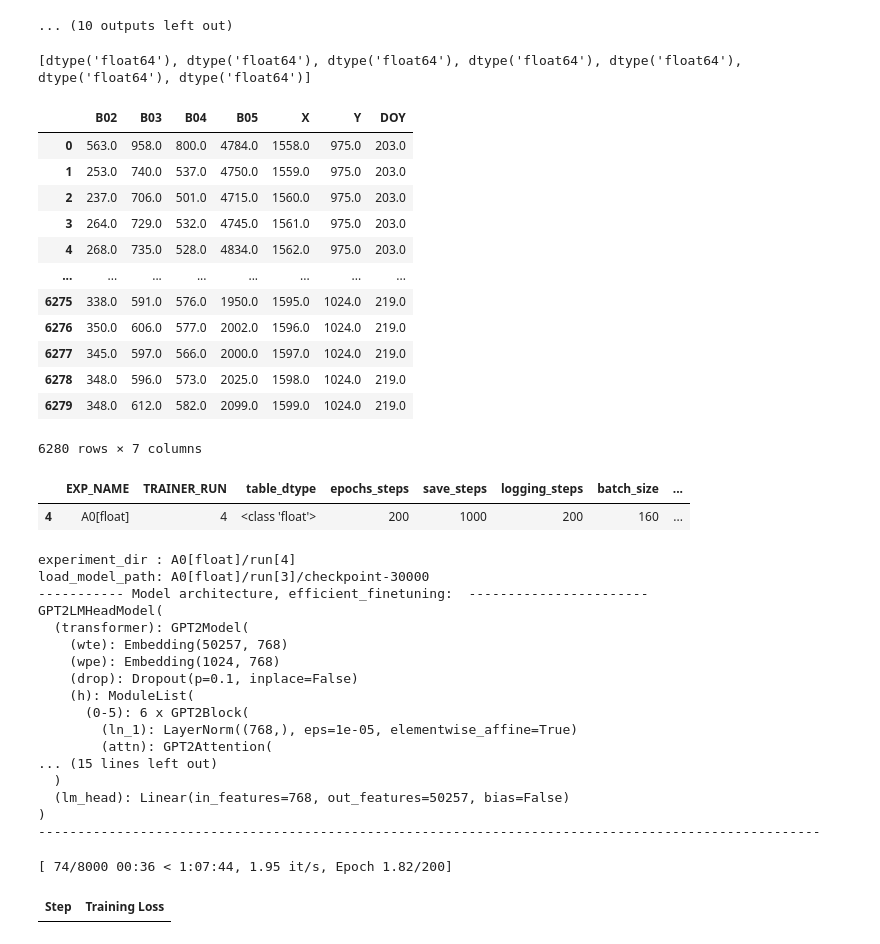
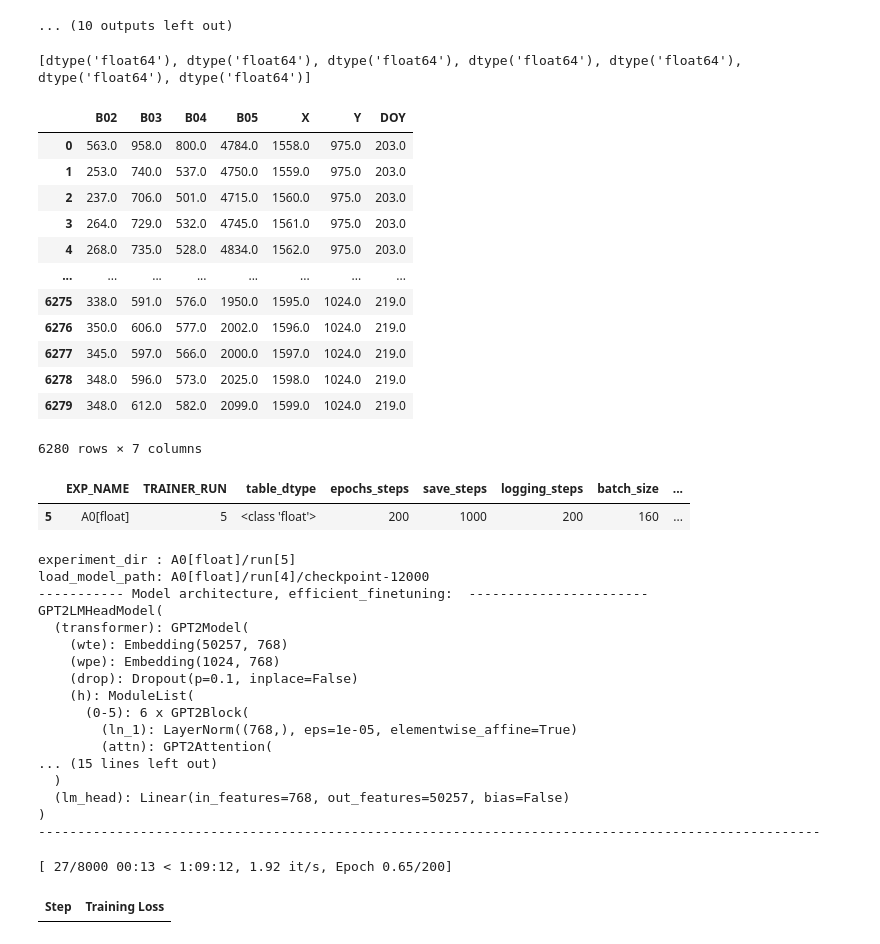
Before and after one commit to koyacolab/aispace, a Jupyter notebook: ai.ipynb, the cells around one changed output. Cells and saved outputs as stored; diff of their text form; code cells hidden in the pictures.

```diff
--- a/ai.ipynb
+++ b/ai.ipynb
@@ -310,7 +310,7 @@ EXP_NAME = 'A0[float]'
 # learning_rate = 5e-5
 # lr_scheduler_type = 'constant' # constant_with_warmup
 
-step_checkpoint = 30000
+step_checkpoint = 12000
 ######### SET TRAINER_RUN ARGUMENTS ##########################
 learning_rate = 0.000025
 lr_scheduler_type = 'cosine_with_restarts'
@@ -320,7 +320,7 @@ lr_scheduler_type = 'constant'
 # lr_scheduler_type = 'linear'
 
 experiment_dir = ""
-TRAINER_RUN = 4
+TRAINER_RUN = 5
 
 if TRAINER_RUN == 0:
   load_model_path = 'distilgpt2'
@@ -380,36 +380,36 @@ model = GReaT(llm=load_model_path,
               fp16 = True,
               # torch_compile=True,   #### for Ampere
               # bf16=True,            #### for Ampere
               )
 
 print(f'----------- Model architecture, efficient_finetuning: {efficient_finetuning} -----------------------')
 print(model.model)
 print(f'----------------------------------------------------------------------------------------------------')
 # fn
 
 model.fit(data=data)
 # model.fit(data=train_data, test_data=test_data)
 
 TRAINER_DICT.to_csv(f'{experiment_dir}.csv')
 # %% [output]
 [dtype('float64'), dtype('float64'), dtype('float64'), dtype('float64'), dtype('float64'), dtype('float64'), dtype('float64')]
 |  | B02 | B03 | B04 | B05 | X | Y | DOY |
 | 0 | 563.0 | 958.0 | 800.0 | 4784.0 | 1558.0 | 975.0 | 203.0 |
 | 1 | 253.0 | 740.0 | 537.0 | 4750.0 | 1559.0 | 975.0 | 203.0 |
 | 2 | 237.0 | 706.0 | 501.0 | 4715.0 | 1560.0 | 975.0 | 203.0 |
 | 3 | 264.0 | 729.0 | 532.0 | 4745.0 | 1561.0 | 975.0 | 203.0 |
 | 4 | 268.0 | 735.0 | 528.0 | 4834.0 | 1562.0 | 975.0 | 203.0 |
 | ... | ... | ... | ... | ... | ... | ... | ... |
 | 6275 | 338.0 | 591.0 | 576.0 | 1950.0 | 1595.0 | 1024.0 | 219.0 |
 | 6276 | 350.0 | 606.0 | 577.0 | 2002.0 | 1596.0 | 1024.0 | 219.0 |
 | 6277 | 345.0 | 597.0 | 566.0 | 2000.0 | 1597.0 | 1024.0 | 219.0 |
 | 6278 | 348.0 | 596.0 | 573.0 | 2025.0 | 1598.0 | 1024.0 | 219.0 |
 | 6279 | 348.0 | 612.0 | 582.0 | 2099.0 | 1599.0 | 1024.0 | 219.0 |
 6280 rows × 7 columns
 |  | EXP_NAME | TRAINER_RUN | table_dtype | epochs_steps | save_steps | logging_steps | batch_size | ... |
-| 4 | A0[float] | 4 | <class 'float'> | 200 | 1000 | 200 | 160 | ... |
+| 5 | A0[float] | 5 | <class 'float'> | 200 | 1000 | 200 | 160 | ... |
-experiment_dir : A0[float]/run[4]
-load_model_path: A0[float]/run[3]/checkpoint-30000
+experiment_dir : A0[float]/run[5]
+load_model_path: A0[float]/run[4]/checkpoint-12000
 ----------- Model architecture, efficient_finetuning:  -----------------------
 GPT2LMHeadModel(
   (transformer): GPT2Model(
@@ -425,7 +425,7 @@ GPT2LMHeadModel(
   (lm_head): Linear(in_features=768, out_features=50257, bias=False)
 )
 ----------------------------------------------------------------------------------------------------
-[ 74/8000 00:36 < 1:07:44, 1.95 it/s, Epoch 1.82/200]
+[ 27/8000 00:13 < 1:09:12, 1.92 it/s, Epoch 0.65/200]
 | Step | Training Loss |
 # %%
 from google.colab import runtime
```
Also changed, not shown: 2 other files.
